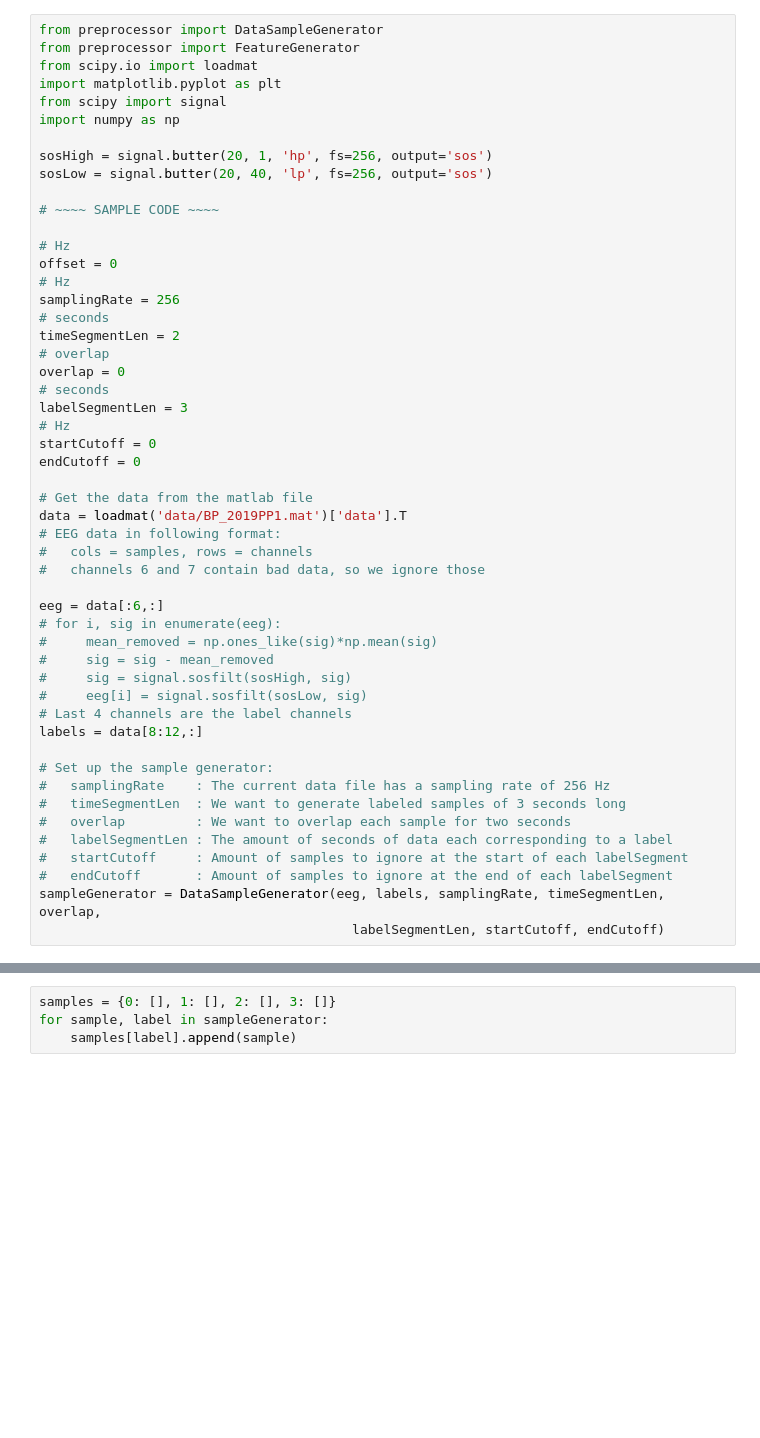
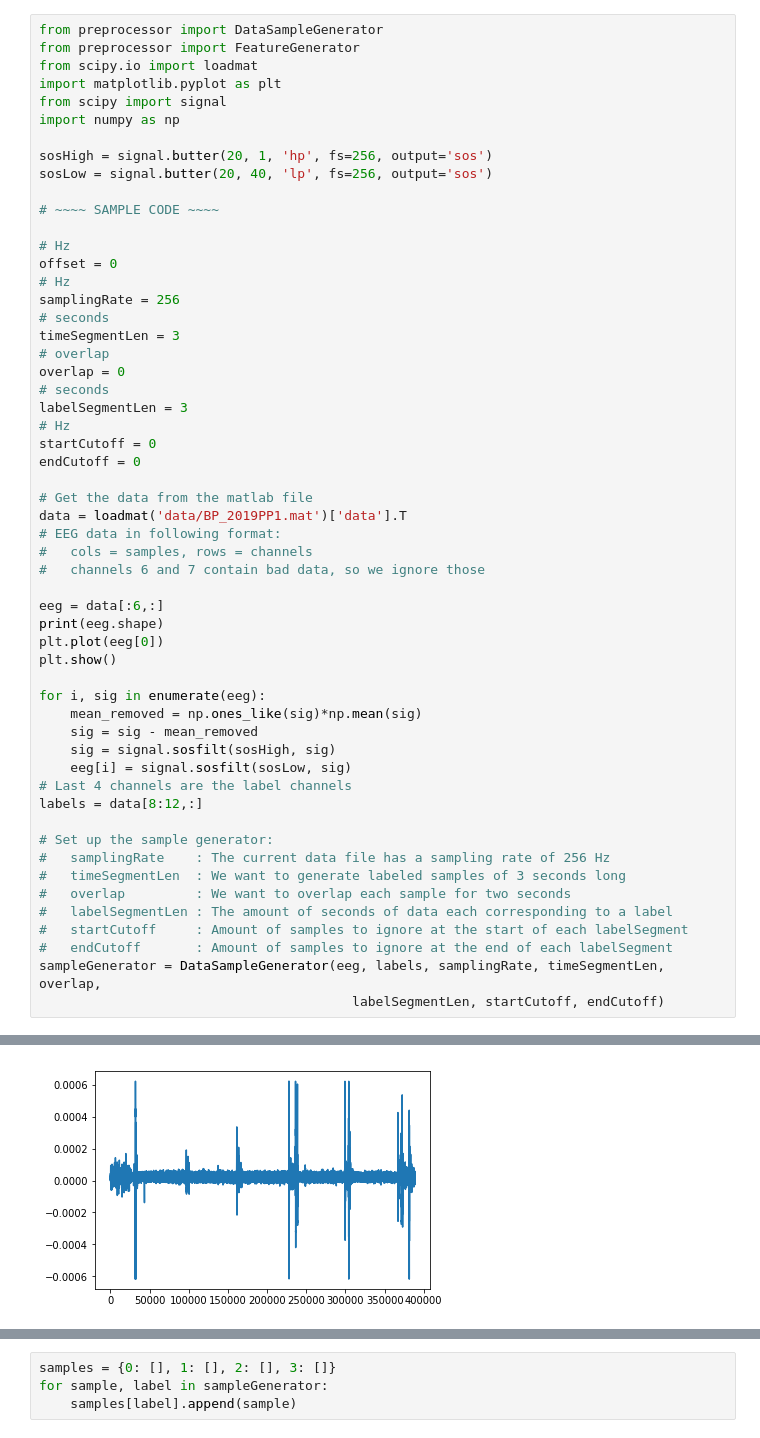
Before and after one commit to LVeefkind/Brain-Powered-2019, a Jupyter notebook: code/datatests.ipynb, the cells around one changed output, grey strips where cells are left out. Cells and saved outputs as stored; diff of their text form; blank space fills up the shorter version.

```diff
--- a/code/datatests.ipynb
+++ b/code/datatests.ipynb
@@ -16,7 +16,7 @@ offset = 0
 # Hz
 samplingRate = 256
 # seconds
-timeSegmentLen = 2
+timeSegmentLen = 3
 # overlap
 overlap = 0
 # seconds
@@ -32,11 +32,15 @@ data = loadmat('data/BP_2019PP1.mat')['data'].T
 #   channels 6 and 7 contain bad data, so we ignore those
 
 eeg = data[:6,:]
-# for i, sig in enumerate(eeg):
-#     mean_removed = np.ones_like(sig)*np.mean(sig)
-#     sig = sig - mean_removed
-#     sig = signal.sosfilt(sosHigh, sig)
-#     eeg[i] = signal.sosfilt(sosLow, sig)
+print(eeg.shape)
+plt.plot(eeg[0])
+plt.show()
+
+for i, sig in enumerate(eeg):
+    mean_removed = np.ones_like(sig)*np.mean(sig)
+    sig = sig - mean_removed
+    sig = signal.sosfilt(sosHigh, sig)
+    eeg[i] = signal.sosfilt(sosLow, sig)
 # Last 4 channels are the label channels
 labels = data[8:12,:]
 
@@ -49,3 +53,4 @@ labels = data[8:12,:]
 #   endCutoff       : Amount of samples to ignore at the end of each labelSegment
 sampleGenerator = DataSampleGenerator(eeg, labels, samplingRate, timeSegmentLen, overlap,
                                         labelSegmentLen, startCutoff, endCutoff)
+# %% [output]
@@ -51,0 +59 @@ sampleGenerator = DataSampleGenerator(eeg, labels, samplingRate, timeSegmentLen,
+[figure, added]
```
Also changed, not shown: parts of 13 cells of this notebook, 3 other files.
